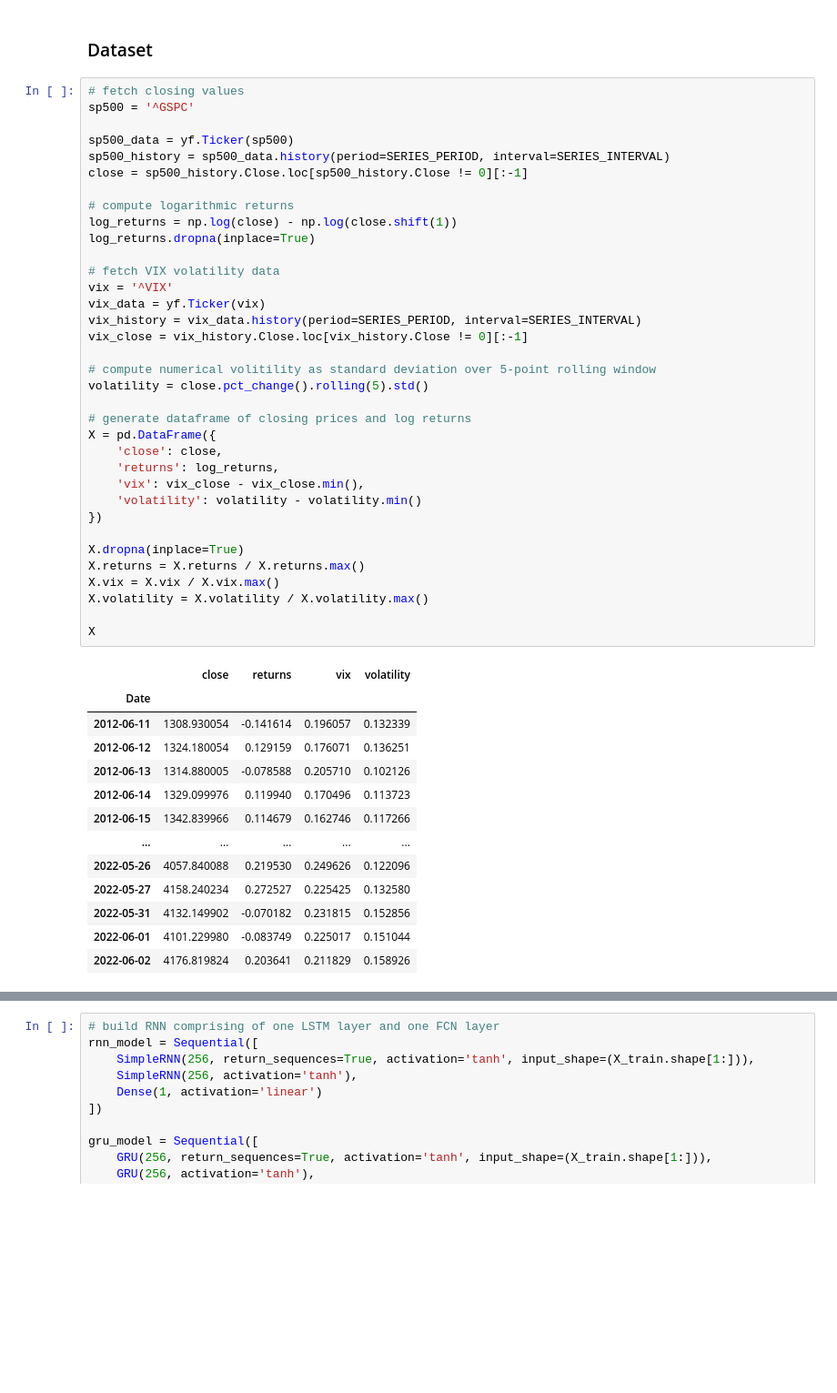
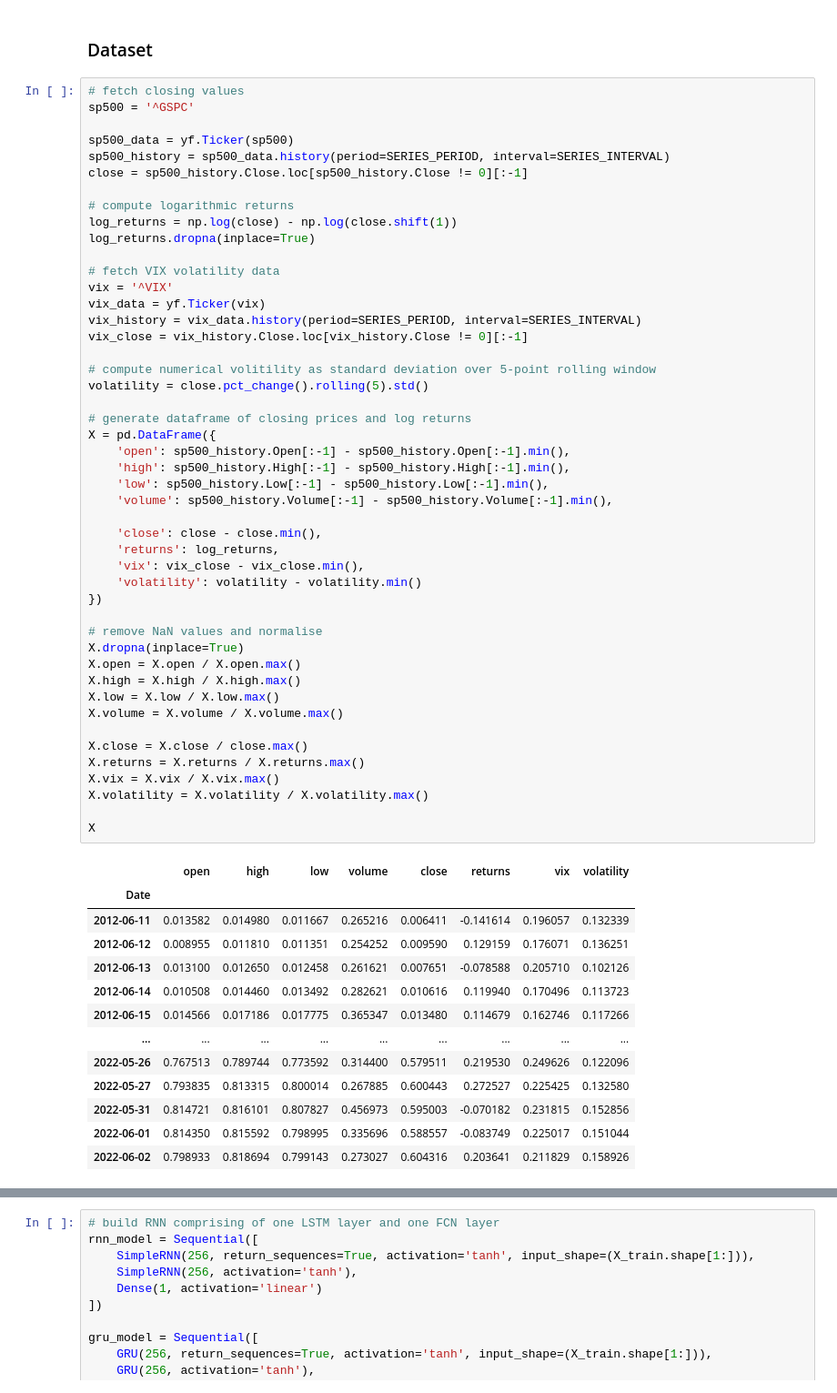
Before and after one commit to gittmp/sustainable-risk-modelling, a Jupyter notebook: Program/risk-forecasting.ipynb, the cells around one changed output, grey strips where cells are left out. Shown at 91% size. Drawn from its saved outputs; the diff is of its cells as text; blank space fills up the shorter version.

```diff
--- a/Program/risk-forecasting.ipynb
+++ b/Program/risk-forecasting.ipynb
@@ -48,44 +50,56 @@ sp500_data = yf.Ticker(sp500)
 sp500_history = sp500_data.history(period=SERIES_PERIOD, interval=SERIES_INTERVAL)
 close = sp500_history.Close.loc[sp500_history.Close != 0][:-1]
 
 # compute logarithmic returns
 log_returns = np.log(close) - np.log(close.shift(1))
 log_returns.dropna(inplace=True)
 
 # fetch VIX volatility data
 vix = '^VIX'
 vix_data = yf.Ticker(vix)
 vix_history = vix_data.history(period=SERIES_PERIOD, interval=SERIES_INTERVAL)
 vix_close = vix_history.Close.loc[vix_history.Close != 0][:-1]
 
 # compute numerical volitility as standard deviation over 5-point rolling window
 volatility = close.pct_change().rolling(5).std()
 
 # generate dataframe of closing prices and log returns
 X = pd.DataFrame({
-    'close': close,
+    'open': sp500_history.Open[:-1] - sp500_history.Open[:-1].min(),
+    'high': sp500_history.High[:-1] - sp500_history.High[:-1].min(),
+    'low': sp500_history.Low[:-1] - sp500_history.Low[:-1].min(),
+    'volume': sp500_history.Volume[:-1] - sp500_history.Volume[:-1].min(),
+
+    'close': close - close.min(),
     'returns': log_returns,
     'vix': vix_close - vix_close.min(),
     'volatility': volatility - volatility.min()
 })
 
+# remove NaN values and normalise
 X.dropna(inplace=True)
+X.open = X.open / X.open.max()
+X.high = X.high / X.high.max()
+X.low = X.low / X.low.max()
+X.volume = X.volume / X.volume.max()
+
+X.close = X.close / close.max()
 X.returns = X.returns / X.returns.max()
 X.vix = X.vix / X.vix.max()
 X.volatility = X.volatility / X.volatility.max()
 
 X
 # %% [output]
-|  | close | returns | vix | volatility |
-| Date |  |  |  |  |
-| 2012-06-11 | 1308.930054 | -0.141614 | 0.196057 | 0.132339 |
-| 2012-06-12 | 1324.180054 | 0.129159 | 0.176071 | 0.136251 |
-| 2012-06-13 | 1314.880005 | -0.078588 | 0.205710 | 0.102126 |
-| 2012-06-14 | 1329.099976 | 0.119940 | 0.170496 | 0.113723 |
-| 2012-06-15 | 1342.839966 | 0.114679 | 0.162746 | 0.117266 |
-| ... | ... | ... | ... | ... |
-| 2022-05-26 | 4057.840088 | 0.219530 | 0.249626 | 0.122096 |
-| 2022-05-27 | 4158.240234 | 0.272527 | 0.225425 | 0.132580 |
-| 2022-05-31 | 4132.149902 | -0.070182 | 0.231815 | 0.152856 |
-| 2022-06-01 | 4101.229980 | -0.083749 | 0.225017 | 0.151044 |
-| 2022-06-02 | 4176.819824 | 0.203641 | 0.211829 | 0.158926 |
+|  | open | high | low | volume | close | returns | vix | volatility |
+| Date |  |  |  |  |  |  |  |  |
+| 2012-06-11 | 0.013582 | 0.014980 | 0.011667 | 0.265216 | 0.006411 | -0.141614 | 0.196057 | 0.132339 |
+| 2012-06-12 | 0.008955 | 0.011810 | 0.011351 | 0.254252 | 0.009590 | 0.129159 | 0.176071 | 0.136251 |
+| 2012-06-13 | 0.013100 | 0.012650 | 0.012458 | 0.261621 | 0.007651 | -0.078588 | 0.205710 | 0.102126 |
+| 2012-06-14 | 0.010508 | 0.014460 | 0.013492 | 0.282621 | 0.010616 | 0.119940 | 0.170496 | 0.113723 |
+| 2012-06-15 | 0.014566 | 0.017186 | 0.017775 | 0.365347 | 0.013480 | 0.114679 | 0.162746 | 0.117266 |
+| ... | ... | ... | ... | ... | ... | ... | ... | ... |
+| 2022-05-26 | 0.767513 | 0.789744 | 0.773592 | 0.314400 | 0.579511 | 0.219530 | 0.249626 | 0.122096 |
+| 2022-05-27 | 0.793835 | 0.813315 | 0.800014 | 0.267885 | 0.600443 | 0.272527 | 0.225425 | 0.132580 |
+| 2022-05-31 | 0.814721 | 0.816101 | 0.807827 | 0.456973 | 0.595003 | -0.070182 | 0.231815 | 0.152856 |
+| 2022-06-01 | 0.814350 | 0.815592 | 0.798995 | 0.335696 | 0.588557 | -0.083749 | 0.225017 | 0.151044 |
+| 2022-06-02 | 0.798933 | 0.818694 | 0.799143 | 0.273027 | 0.604316 | 0.203641 | 0.211829 | 0.158926 |
```
Also changed, not shown: parts of 13 cells of this notebook, 1 other file.
